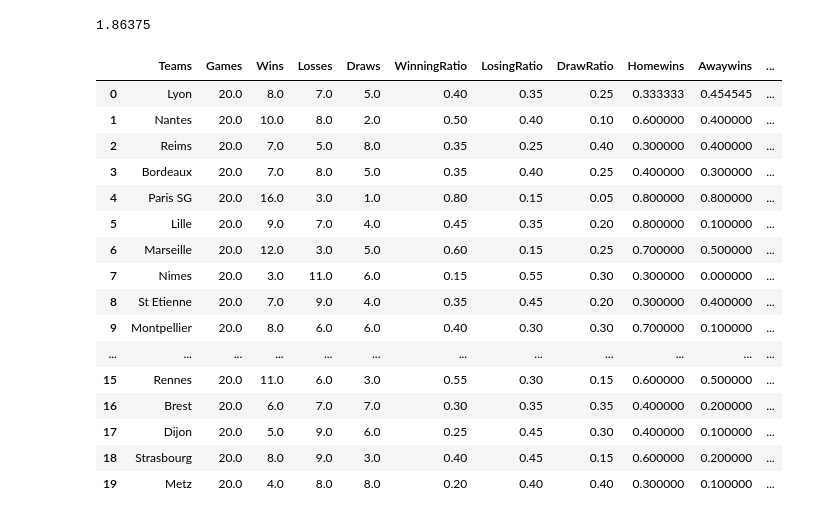
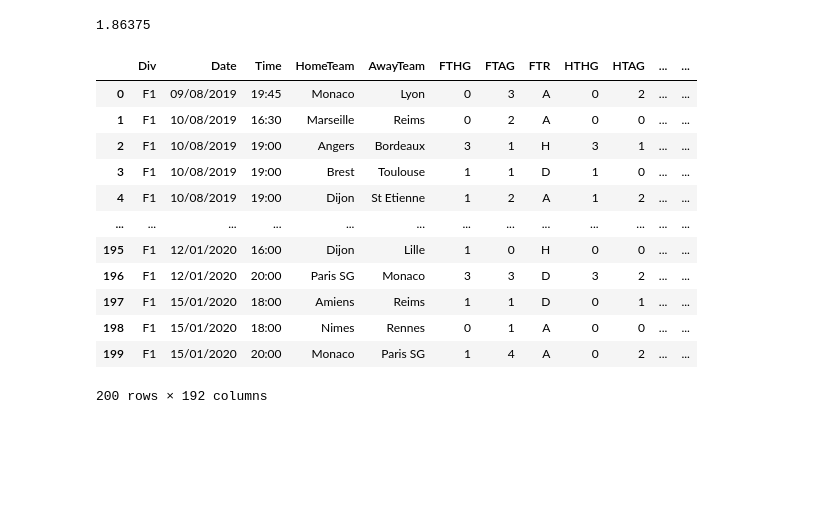
Before and after one commit to yanismiraoui/Predicting_Ligue_1, a Jupyter notebook: Test ligue 1.ipynb, the cells around one changed output. Cells and saved outputs as stored; diff of their text form; code cells hidden in the pictures; blank space fills up the shorter version.

```diff
--- a/Test ligue 1.ipynb
+++ b/Test ligue 1.ipynb
@@ -3,7 +3,7 @@ import pandas as pd
 import numpy as np
 import datetime
 # %%
-df_2019 = pd.read_csv('C:\\Users\\yanis\\Downloads\\Foot test\\2019data.csv')
+df_2019 = pd.read_csv('C:\\Users\\ynm19\\Documents\\2019data.csv')
 # %%
 print(df_2019)
 # %% [output]
@@ -233,26 +234,22 @@ df_2019["Avg>2.5"].sum() / totalplayedgames
 df_2019["Avg<2.5"].sum() / totalplayedgames
 # %% [output]
 1.86375
-# %%
-df19
-# %% [output]
-|  | Teams | Games | Wins | Losses | Draws | WinningRatio | LosingRatio | DrawRatio | Homewins | Awaywins | ... |
-| 0 | Lyon | 20.0 | 8.0 | 7.0 | 5.0 | 0.40 | 0.35 | 0.25 | 0.333333 | 0.454545 | ... |
-| 1 | Nantes | 20.0 | 10.0 | 8.0 | 2.0 | 0.50 | 0.40 | 0.10 | 0.600000 | 0.400000 | ... |
-| 2 | Reims | 20.0 | 7.0 | 5.0 | 8.0 | 0.35 | 0.25 | 0.40 | 0.300000 | 0.400000 | ... |
-| 3 | Bordeaux | 20.0 | 7.0 | 8.0 | 5.0 | 0.35 | 0.40 | 0.25 | 0.400000 | 0.300000 | ... |
-| 4 | Paris SG | 20.0 | 16.0 | 3.0 | 1.0 | 0.80 | 0.15 | 0.05 | 0.800000 | 0.800000 | ... |
-| 5 | Lille | 20.0 | 9.0 | 7.0 | 4.0 | 0.45 | 0.35 | 0.20 | 0.800000 | 0.100000 | ... |
-| 6 | Marseille | 20.0 | 12.0 | 3.0 | 5.0 | 0.60 | 0.15 | 0.25 | 0.700000 | 0.500000 | ... |
-| 7 | Nimes | 20.0 | 3.0 | 11.0 | 6.0 | 0.15 | 0.55 | 0.30 | 0.300000 | 0.000000 | ... |
-| 8 | St Etienne | 20.0 | 7.0 | 9.0 | 4.0 | 0.35 | 0.45 | 0.20 | 0.300000 | 0.400000 | ... |
-| 9 | Montpellier | 20.0 | 8.0 | 6.0 | 6.0 | 0.40 | 0.30 | 0.30 | 0.700000 | 0.100000 | ... |
-| ... | ... | ... | ... | ... | ... | ... | ... | ... | ... | ... | ... |
-| 15 | Rennes | 20.0 | 11.0 | 6.0 | 3.0 | 0.55 | 0.30 | 0.15 | 0.600000 | 0.500000 | ... |
-| 16 | Brest | 20.0 | 6.0 | 7.0 | 7.0 | 0.30 | 0.35 | 0.35 | 0.400000 | 0.200000 | ... |
-| 17 | Dijon | 20.0 | 5.0 | 9.0 | 6.0 | 0.25 | 0.45 | 0.30 | 0.400000 | 0.100000 | ... |
-| 18 | Strasbourg | 20.0 | 8.0 | 9.0 | 3.0 | 0.40 | 0.45 | 0.15 | 0.600000 | 0.200000 | ... |
-| 19 | Metz | 20.0 | 4.0 | 8.0 | 8.0 | 0.20 | 0.40 | 0.40 | 0.300000 | 0.100000 | ... |
+# %%
+df_2019
+# %% [output]
+|  | Div | Date | Time | HomeTeam | AwayTeam | FTHG | FTAG | FTR | HTHG | HTAG | ... | ... |
+| 0 | F1 | 09/08/2019 | 19:45 | Monaco | Lyon | 0 | 3 | A | 0 | 2 | ... | ... |
+| 1 | F1 | 10/08/2019 | 16:30 | Marseille | Reims | 0 | 2 | A | 0 | 0 | ... | ... |
+| 2 | F1 | 10/08/2019 | 19:00 | Angers | Bordeaux | 3 | 1 | H | 3 | 1 | ... | ... |
+| 3 | F1 | 10/08/2019 | 19:00 | Brest | Toulouse | 1 | 1 | D | 1 | 0 | ... | ... |
+| 4 | F1 | 10/08/2019 | 19:00 | Dijon | St Etienne | 1 | 2 | A | 1 | 2 | ... | ... |
+| ... | ... | ... | ... | ... | ... | ... | ... | ... | ... | ... | ... | ... |
+| 195 | F1 | 12/01/2020 | 16:00 | Dijon | Lille | 1 | 0 | H | 0 | 0 | ... | ... |
+| 196 | F1 | 12/01/2020 | 20:00 | Paris SG | Monaco | 3 | 3 | D | 3 | 2 | ... | ... |
+| 197 | F1 | 15/01/2020 | 18:00 | Amiens | Reims | 1 | 1 | D | 0 | 1 | ... | ... |
+| 198 | F1 | 15/01/2020 | 18:00 | Nimes | Rennes | 0 | 1 | A | 0 | 0 | ... | ... |
+| 199 | F1 | 15/01/2020 | 20:00 | Monaco | Paris SG | 1 | 4 | A | 0 | 2 | ... | ... |
+200 rows × 192 columns
 # %%
 # Wins of each team 1-0
 for n in df19.index :
```
Also changed, not shown: parts of 15 cells of this notebook.
